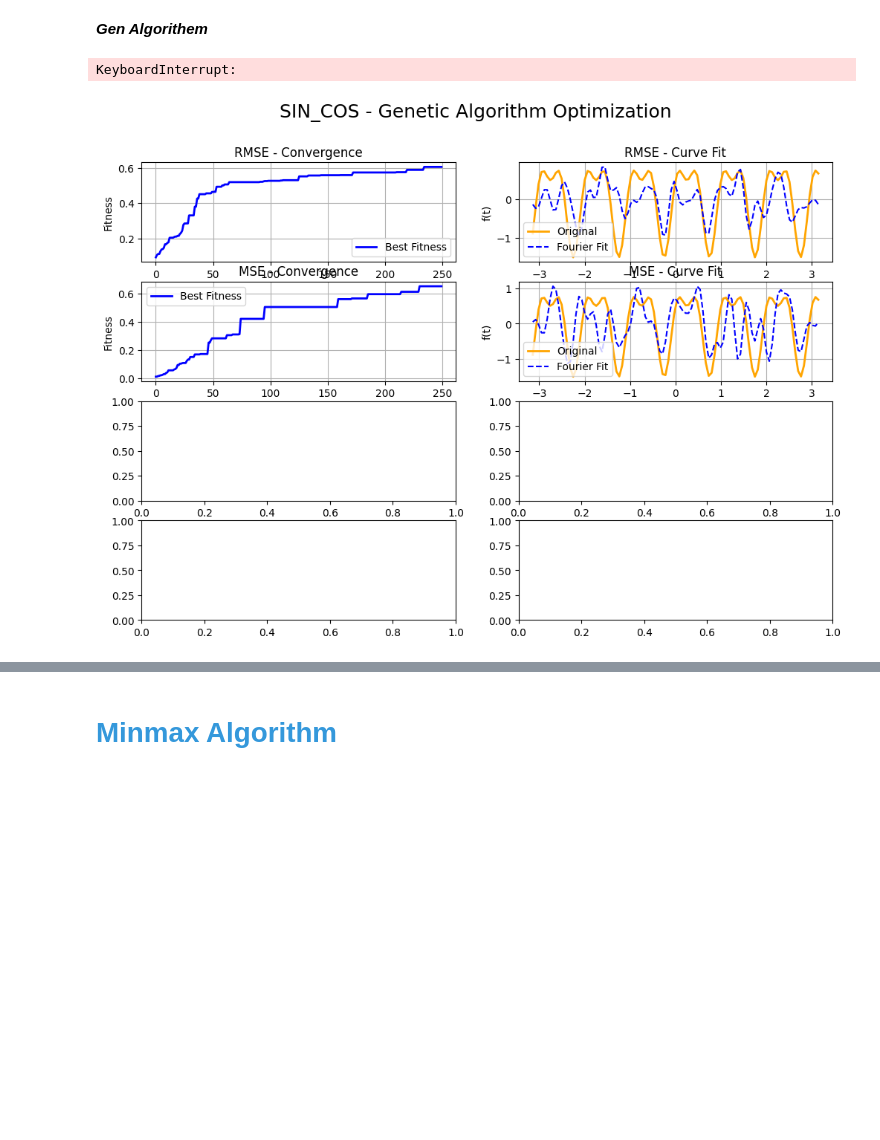
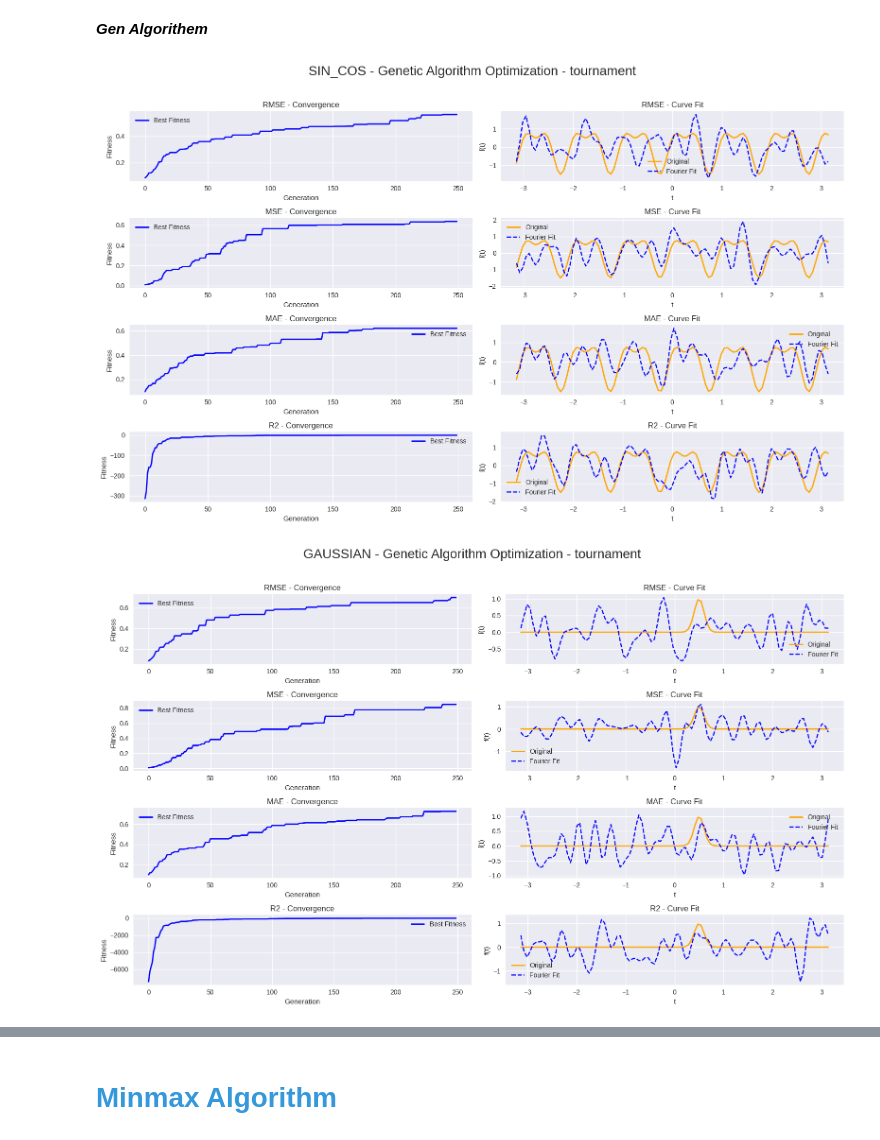
Before and after one commit to erfan-f/Artificial-Intelligence-Course, a Jupyter notebook: CA2/CA2-Files.ipynb, the cells around one changed output, grey strips where cells are left out. Saved outputs shown, nothing was run; the diff lists cells and outputs as text; code cells hidden in the pictures; blank space fills up the shorter version.

```diff
--- a/CA2/CA2-Files.ipynb
+++ b/CA2/CA2-Files.ipynb
@@ -125,7 +125,9 @@ def FitnessScore(population: np.array, tSamples, fSamples, method: str):
         ss_tot = np.sum((samples - np.mean(samples)) ** 2)
         if ss_tot == 0:
             return 1.0 if ss_res == 0 else 0.0
-        return 1 - (ss_res / ss_tot)
+        rx2 = 1 - (ss_res / ss_tot)
+        x = 1 - ((1-rx2)*(populationSize-1)/ (populationSize-numCoeffs-1))
+        return x
 
     score_methods = {
         'rmse': RMSE,
@@ -133,7 +135,6 @@ def FitnessScore(population: np.array, tSamples, fSamples, method: str):
         'mae': MAE,
         'r2': R2,
     }
-
     for individual in population:
         approximated = fourier_series(tSamples, individual)
         score = score_methods.get(method.lower())(approximated, fSamples)
@@ -216,40 +217,43 @@ def genetic_algorithm(generations, tSamples, fSamples, score_method='rmse', sele
     return population[best_idx], best_fitness_history
 # %%
 import matplotlib.pyplot as plt
+plt.style.use('seaborn-v0_8')
 
 periodic = ["sin_cos", "gaussian", "square_wave", "sawtooth", "complex_fourier"]
-non_periodic = ["cubic", "quadratic", "linear",  "polynomial"]
+non_periodic = ["cubic", "quadratic", "linear", "polynomial"]
+
+selection_method = 'tournament'
+
 for testFunc in periodic + non_periodic:
     tSamples = np.linspace(functionRange[0], functionRange[1], sampleCount)
     fSamples = getTargetFunction(testFunc)(tSamples)
 
     coeffsRange = (-500, 500) if testFunc in non_periodic else (-5, 5)
-    # coeffsRange = ((np.min(np.abs(fSamples))), np.max(np.abs(fSamples)))
 
-    fig, axes = plt.subplots(4, 2, figsize=(12, 8))
-    fig.suptitle(f"{testFunc.upper()} - Genetic Algorithm Optimization", fontsize=18)
+    fig, axes = plt.subplots(4, 2, figsize=(16, 10))
+    fig.suptitle(f"{testFunc.upper()} - Genetic Algorithm Optimization - {selection_method}", fontsize=20)
 
-    for i, method in enumerate(['rmse', 'mse', 'mae', 'r2']):
-        best_solution, fitness_history = genetic_algorithm(250, tSamples, fSamples, score_method=method)
+    for i, score_method in enumerate(['rmse', 'mse', 'mae', 'r2']):
+        best_solution, fitness_history = genetic_algorithm(250, tSamples, fSamples, score_method=score_method, selection_method=selection_method)
 
         axes[i, 0].plot(fitness_history, label="Best Fitness", color='blue', linewidth=2)
-        axes[i, 0].set_title(f"{method.upper()} - Convergence")
+        axes[i, 0].set_title(f"{score_method.upper()} - Convergence")
         axes[i, 0].set_xlabel("Generation")
         axes[i, 0].set_ylabel("Fitness")
         axes[i, 0].grid(True)
         axes[i, 0].legend()
 
         axes[i, 1].plot(tSamples, fSamples, label="Original", color='orange', linewidth=2)
         axes[i, 1].plot(tSamples, fourier_series(tSamples, best_solution), label="Fourier Fit", color='blue', linestyle='--')
-        axes[i, 1].set_title(f"{method.upper()} - Curve Fit")
+        axes[i, 1].set_title(f"{score_method.upper()} - Curve Fit")
         axes[i, 1].set_xlabel("t")
         axes[i, 1].set_ylabel("f(t)")
         axes[i, 1].grid(True)
         axes[i, 1].legend()
 
     plt.tight_layout(rect=[0, 0, 1, 0.96])
     plt.show()
     plt.close()
 # %% [output]
-KeyboardInterrupt:
-[figure, old version]
+[figure, new version]
+[figure, added]
```
Also changed, not shown: parts of 4 cells of this notebook, 1 other file.
